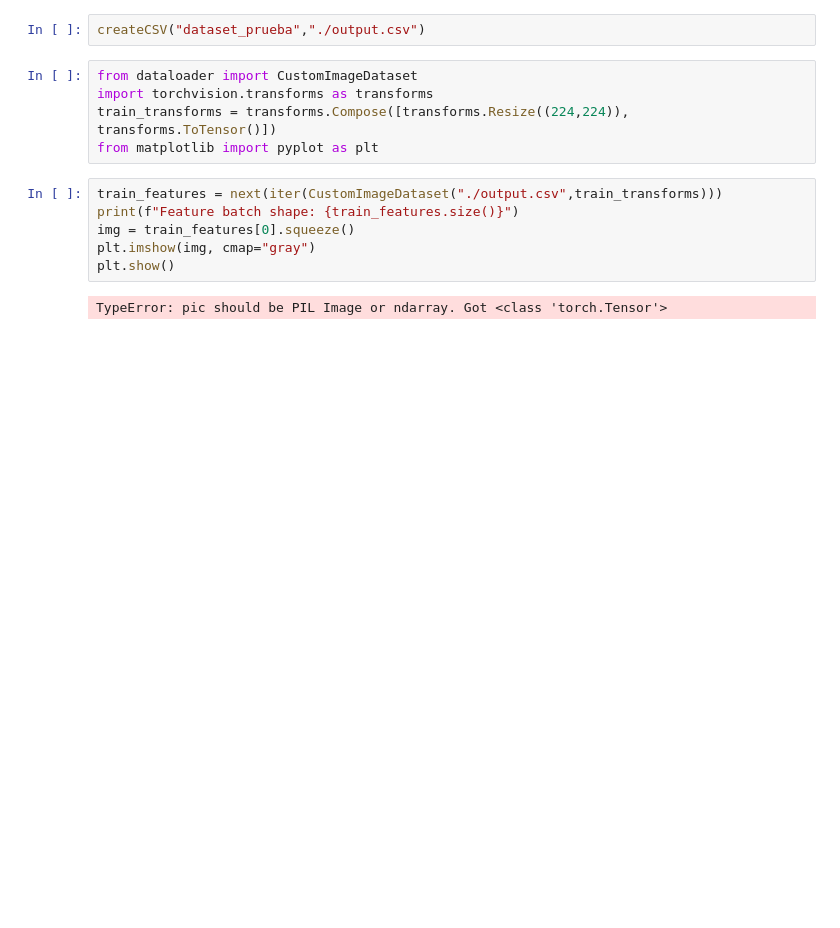
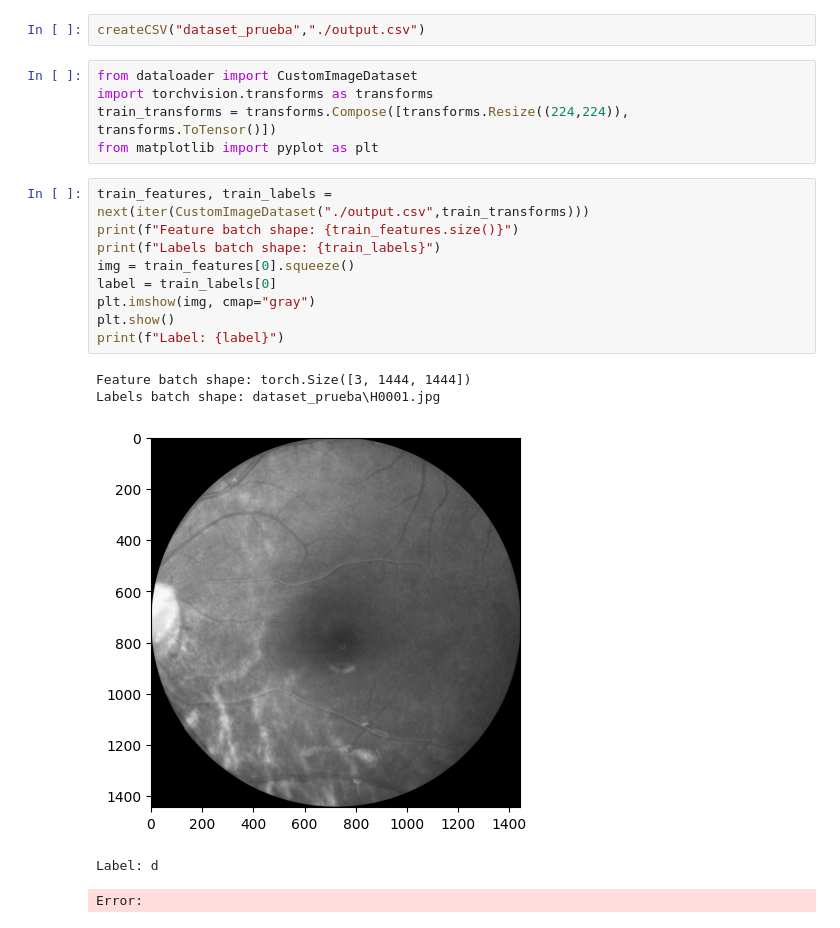
Before and after one commit to mysInma/Pathological-Myopia, a Jupyter notebook: Untitled-1.ipynb, the cells around one changed output. Saved outputs shown, nothing was run; the diff lists cells and outputs as text; blank space fills up the shorter version.

```diff
--- a/Untitled-1.ipynb
+++ b/Untitled-1.ipynb
@@ -9,10 +9,17 @@ import torchvision.transforms as transforms
 train_transforms = transforms.Compose([transforms.Resize((224,224)), transforms.ToTensor()])
 from matplotlib import pyplot as plt
 # %%
-train_features = next(iter(CustomImageDataset("./output.csv",train_transforms)))
+train_features, train_labels = next(iter(CustomImageDataset("./output.csv",train_transforms)))
 print(f"Feature batch shape: {train_features.size()}")
+print(f"Labels batch shape: {train_labels}")
 img = train_features[0].squeeze()
+label = train_labels[0]
 plt.imshow(img, cmap="gray")
 plt.show()
+print(f"Label: {label}")
 # %% [output]
-TypeError: pic should be PIL Image or ndarray. Got <class 'torch.Tensor'>
+Feature batch shape: torch.Size([3, 1444, 1444])
+Labels batch shape: dataset_prueba\H0001.jpg
+[figure, added]
+Label: d
+Error:
```
Also changed, not shown: 1 other file.
